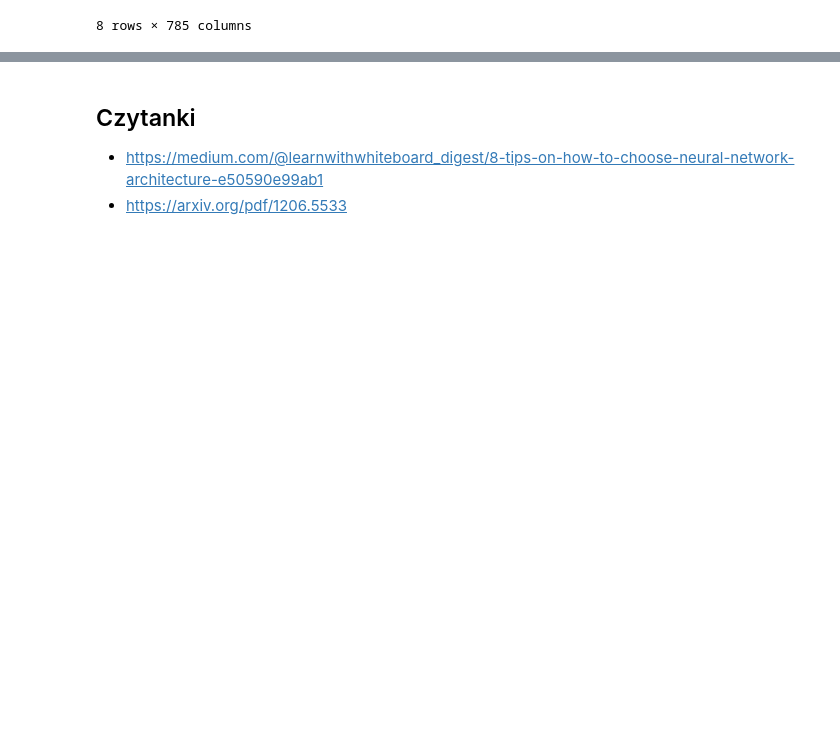
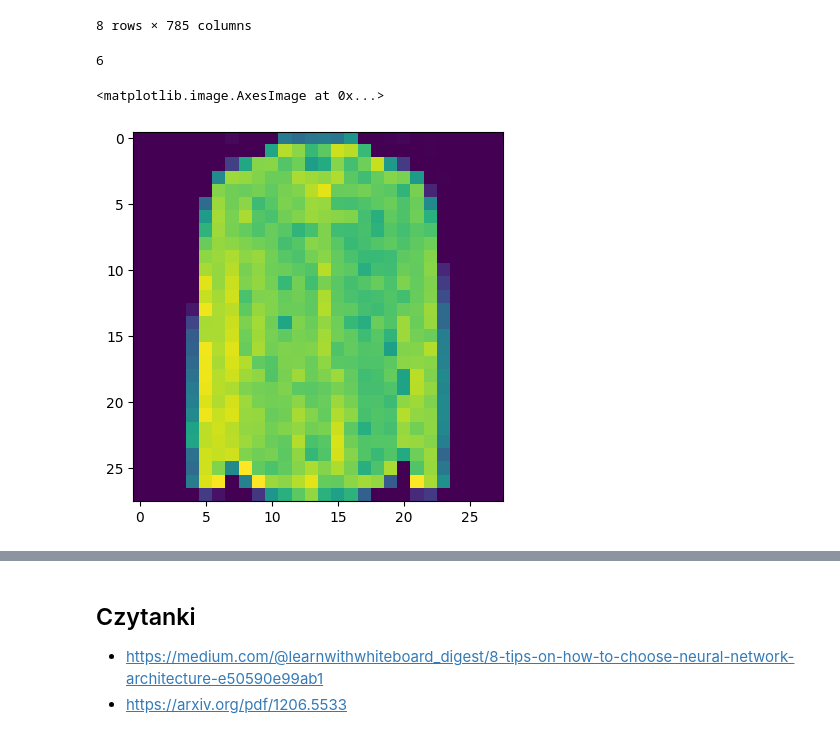
Before and after one commit to Krist0f0l0s/fashion-mnist, a Jupyter notebook: fashion.ipynb, the cells around one changed output, grey strips where cells are left out. Drawn from its saved outputs; the diff is of its cells as text; code cells hidden in the pictures; blank space fills up the shorter version.

```diff
--- a/fashion.ipynb
+++ b/fashion.ipynb
@@ -26,2 +26,10 @@ epochs = 1000
+# %%
+n=2
+print(y_train[n])
+plt.imshow(x_train.loc[n].values.reshape(28,28))
+# %% [output]
+6
+<matplotlib.image.AxesImage at 0x...>
+[figure, added]
 # %%
 model = tf.keras.models.Sequential([
```
Also changed, not shown: parts of 4 cells of this notebook.
